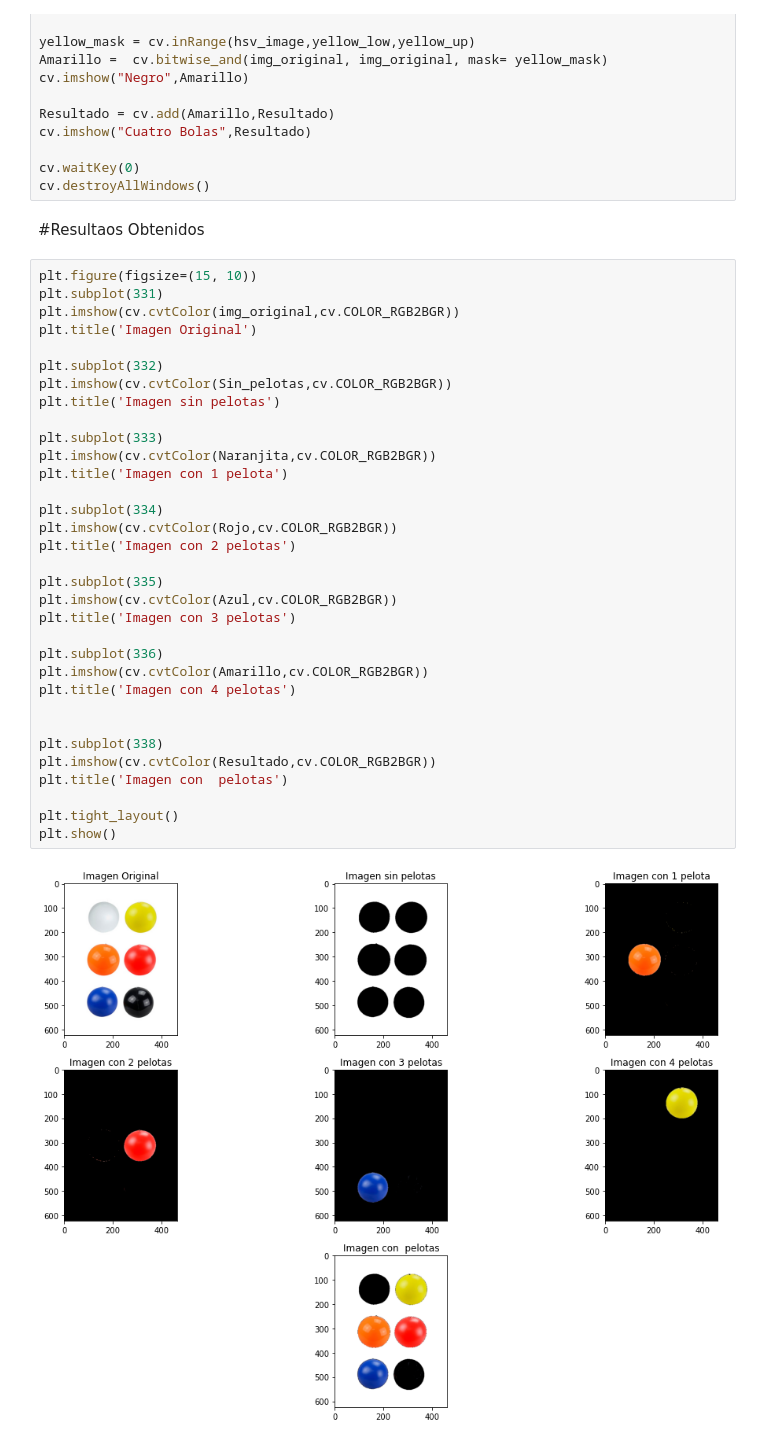
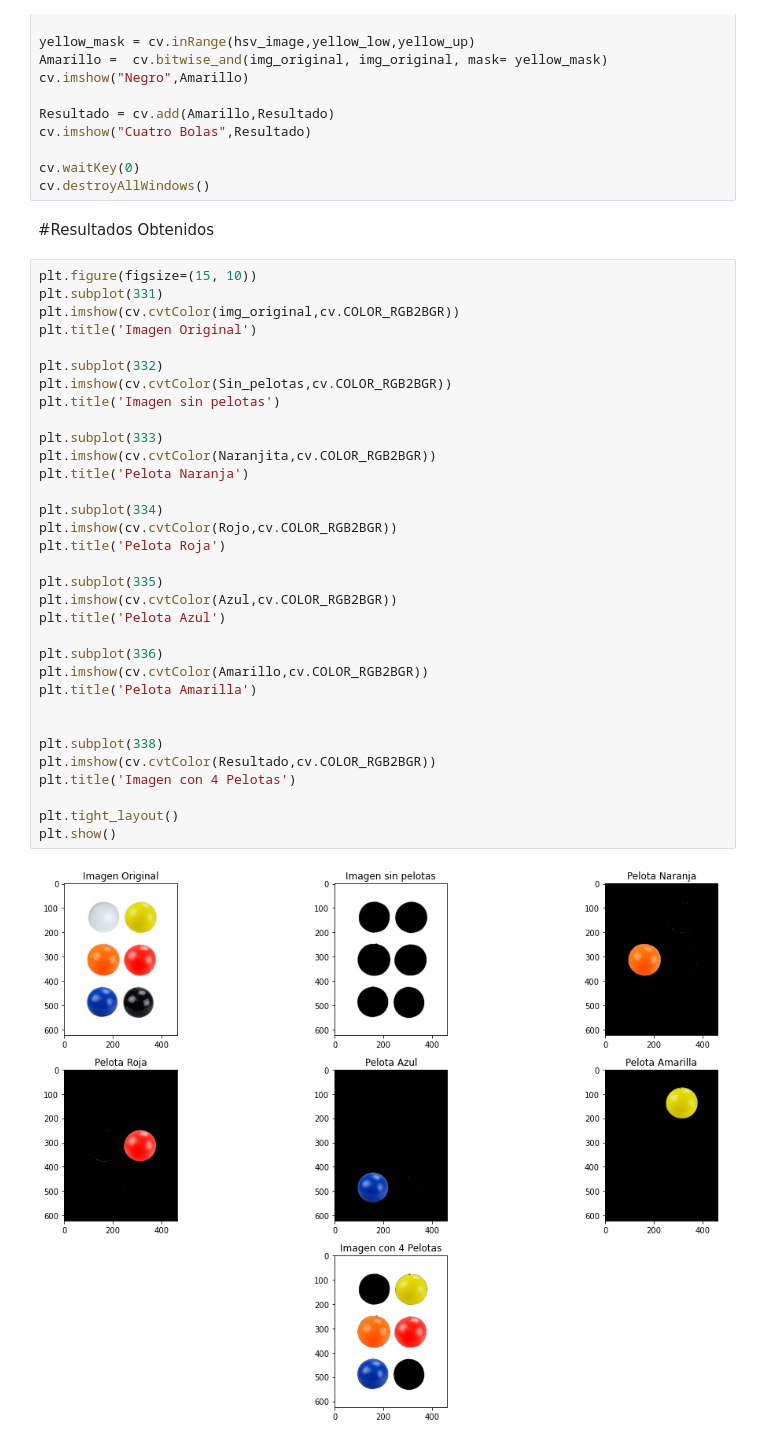
Before and after one commit to danielOva365/Imagenes-y-vision, a Jupyter notebook: Taller_1.ipynb, the cells around one changed output. Saved outputs shown, nothing was run; the diff lists cells and outputs as text.

```diff
--- a/Taller_1.ipynb
+++ b/Taller_1.ipynb
@@ -118,39 +118,39 @@ cv.imshow("Cuatro Bolas",Resultado)
 cv.waitKey(0)
 cv.destroyAllWindows()
 # %% [markdown]
-#Resultaos Obtenidos
+#Resultados Obtenidos
 # %%
 plt.figure(figsize=(15, 10))
 plt.subplot(331)
 plt.imshow(cv.cvtColor(img_original,cv.COLOR_RGB2BGR))
 plt.title('Imagen Original')
 
 plt.subplot(332)
 plt.imshow(cv.cvtColor(Sin_pelotas,cv.COLOR_RGB2BGR))
 plt.title('Imagen sin pelotas')
 
 plt.subplot(333)
 plt.imshow(cv.cvtColor(Naranjita,cv.COLOR_RGB2BGR))
-plt.title('Imagen con 1 pelota')
+plt.title('Pelota Naranja')
 
 plt.subplot(334)
 plt.imshow(cv.cvtColor(Rojo,cv.COLOR_RGB2BGR))
-plt.title('Imagen con 2 pelotas')
+plt.title('Pelota Roja')
 
 plt.subplot(335)
 plt.imshow(cv.cvtColor(Azul,cv.COLOR_RGB2BGR))
-plt.title('Imagen con 3 pelotas')
+plt.title('Pelota Azul')
 
 plt.subplot(336)
 plt.imshow(cv.cvtColor(Amarillo,cv.COLOR_RGB2BGR))
-plt.title('Imagen con 4 pelotas')
+plt.title('Pelota Amarilla')
 
 
 plt.subplot(338)
 plt.imshow(cv.cvtColor(Resultado,cv.COLOR_RGB2BGR))
-plt.title('Imagen con  pelotas')
+plt.title('Imagen con 4 Pelotas')
 
 plt.tight_layout()
 plt.show()
 # %% [output]
-[figure, old version]
+[figure, new version]
```
Also changed, not shown: parts of 1 cell of this notebook, 1 other file.
